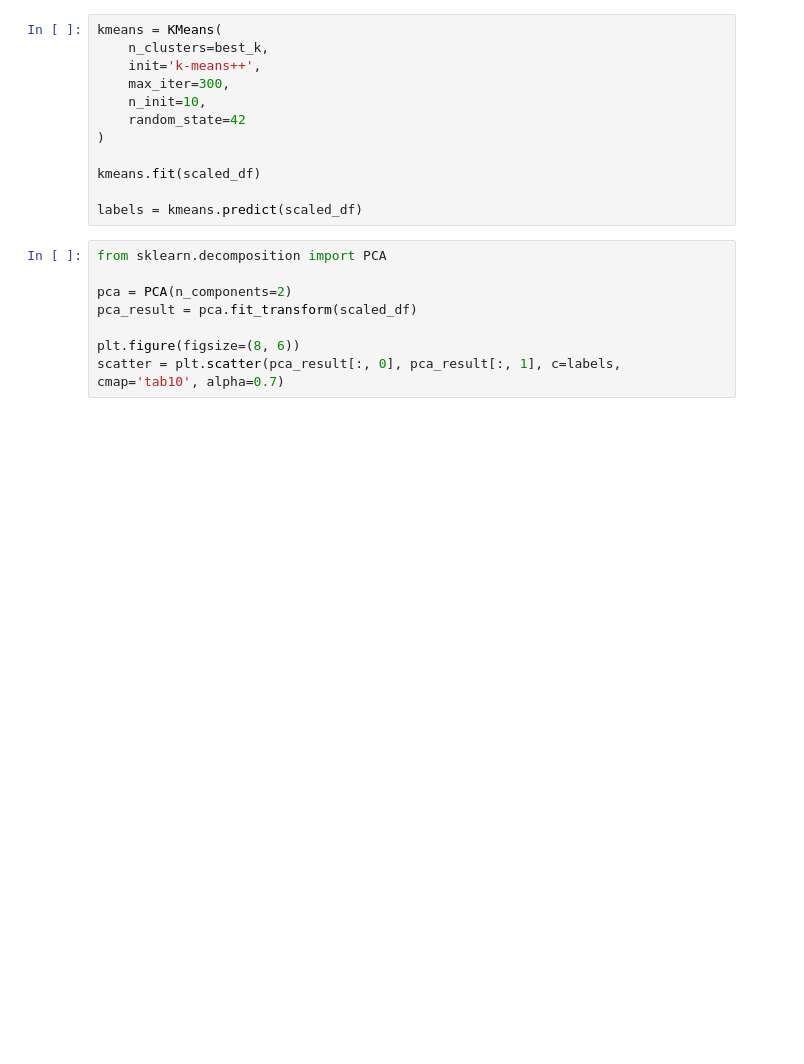
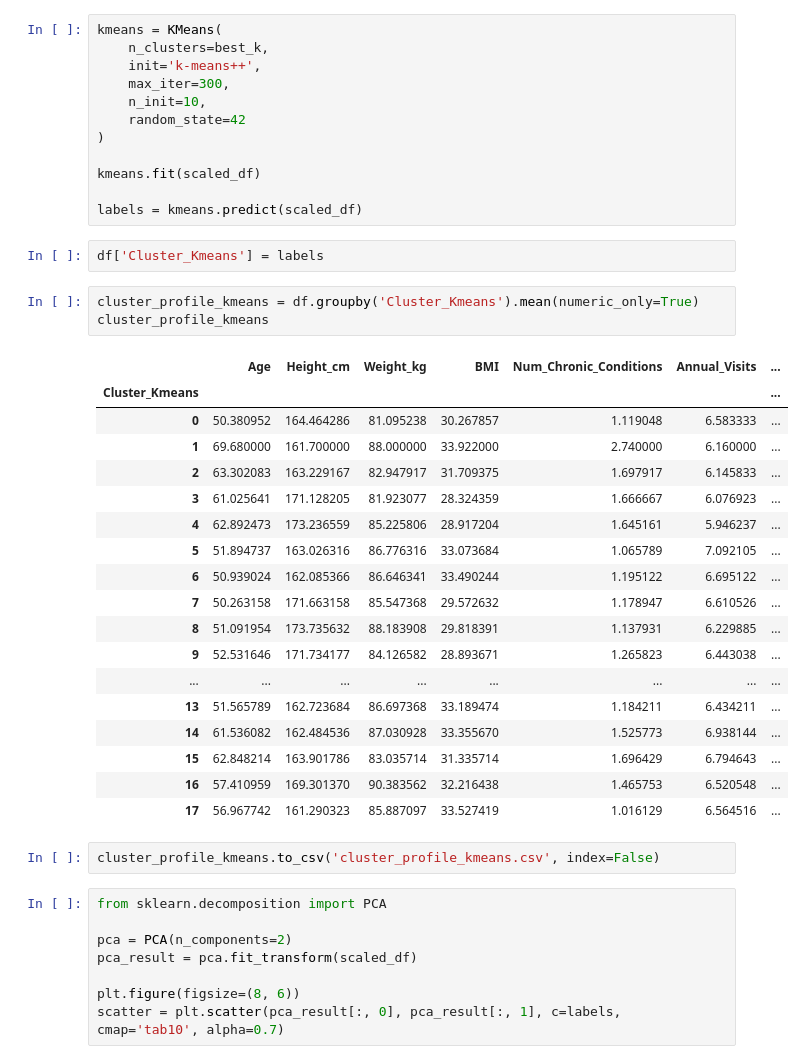
Before and after one commit to yusufimantaka/patient-segmentation, a Jupyter notebook: clustering.ipynb, the cells around one changed output. Cells and saved outputs as stored; diff of their text form; blank space fills up the shorter version.

```diff
--- a/clustering.ipynb
+++ b/clustering.ipynb
@@ -181,6 +181,32 @@ kmeans = KMeans(
 kmeans.fit(scaled_df)
 
 labels = kmeans.predict(scaled_df)
+# %%
+df['Cluster_Kmeans'] = labels
+# %%
+cluster_profile_kmeans = df.groupby('Cluster_Kmeans').mean(numeric_only=True)
+cluster_profile_kmeans
+# %% [output]
+|  | Age | Height_cm | Weight_kg | BMI | Num_Chronic_Conditions | Annual_Visits | ... |
+| Cluster_Kmeans |  |  |  |  |  |  | ... |
+| 0 | 50.380952 | 164.464286 | 81.095238 | 30.267857 | 1.119048 | 6.583333 | ... |
+| 1 | 69.680000 | 161.700000 | 88.000000 | 33.922000 | 2.740000 | 6.160000 | ... |
+| 2 | 63.302083 | 163.229167 | 82.947917 | 31.709375 | 1.697917 | 6.145833 | ... |
+| 3 | 61.025641 | 171.128205 | 81.923077 | 28.324359 | 1.666667 | 6.076923 | ... |
+| 4 | 62.892473 | 173.236559 | 85.225806 | 28.917204 | 1.645161 | 5.946237 | ... |
+| 5 | 51.894737 | 163.026316 | 86.776316 | 33.073684 | 1.065789 | 7.092105 | ... |
+| 6 | 50.939024 | 162.085366 | 86.646341 | 33.490244 | 1.195122 | 6.695122 | ... |
+| 7 | 50.263158 | 171.663158 | 85.547368 | 29.572632 | 1.178947 | 6.610526 | ... |
+| 8 | 51.091954 | 173.735632 | 88.183908 | 29.818391 | 1.137931 | 6.229885 | ... |
+| 9 | 52.531646 | 171.734177 | 84.126582 | 28.893671 | 1.265823 | 6.443038 | ... |
+| ... | ... | ... | ... | ... | ... | ... | ... |
+| 13 | 51.565789 | 162.723684 | 86.697368 | 33.189474 | 1.184211 | 6.434211 | ... |
+| 14 | 61.536082 | 162.484536 | 87.030928 | 33.355670 | 1.525773 | 6.938144 | ... |
+| 15 | 62.848214 | 163.901786 | 83.035714 | 31.335714 | 1.696429 | 6.794643 | ... |
+| 16 | 57.410959 | 169.301370 | 90.383562 | 32.216438 | 1.465753 | 6.520548 | ... |
+| 17 | 56.967742 | 161.290323 | 85.887097 | 33.527419 | 1.016129 | 6.564516 | ... |
+# %%
+cluster_profile_kmeans.to_csv('cluster_profile_kmeans.csv', index=False)
 # %%
 from sklearn.decomposition import PCA
 
```
Also changed, not shown: parts of 5 cells of this notebook, 2 other files.
